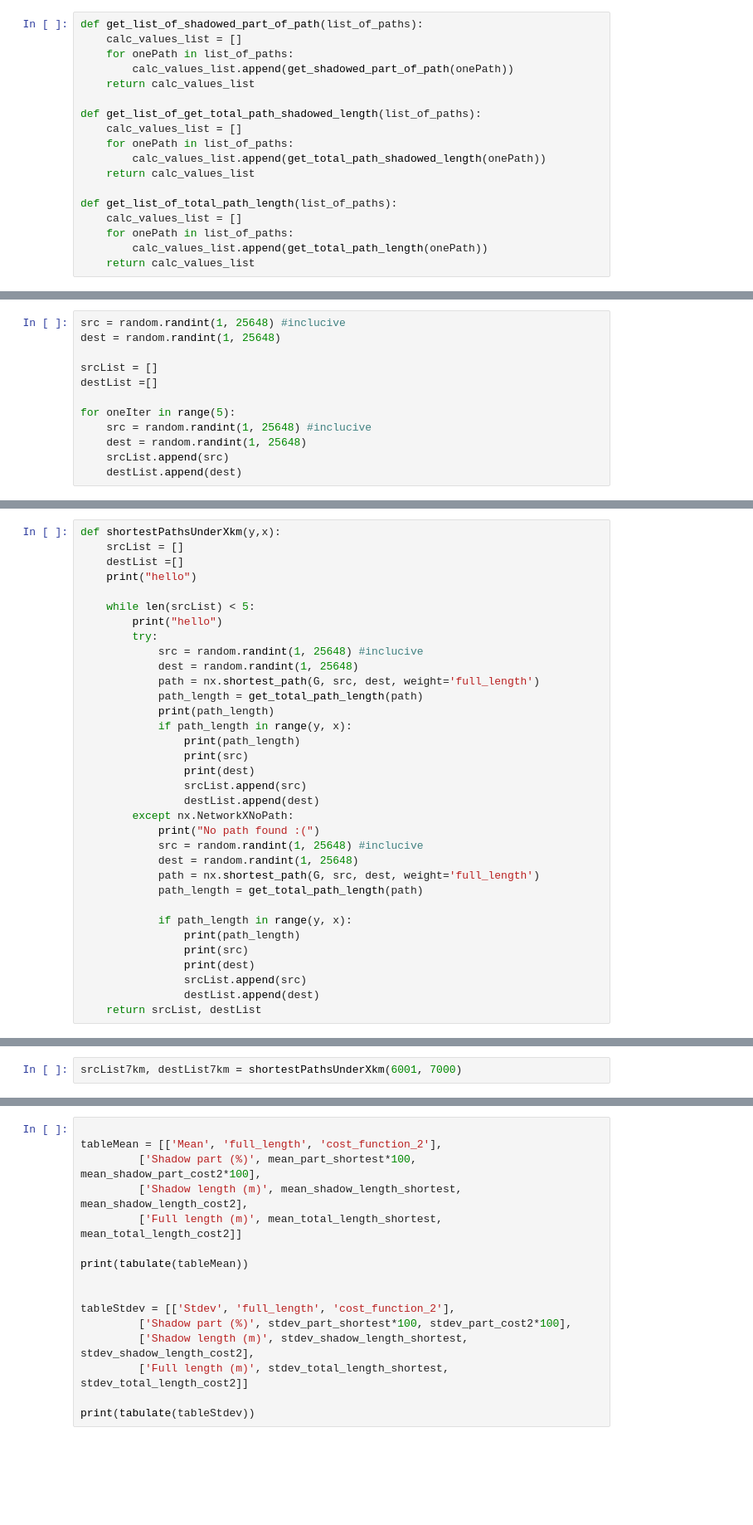
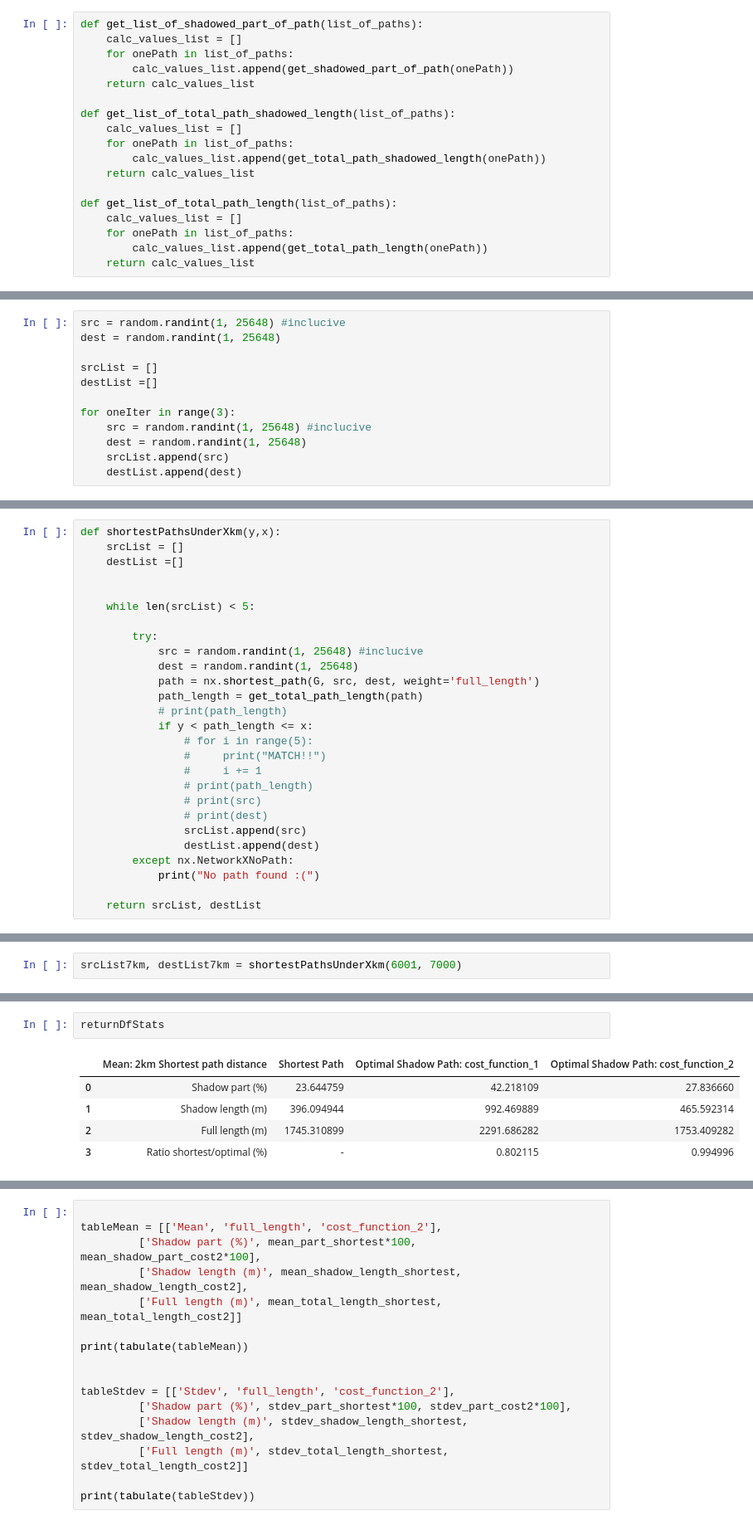
Before and after one commit to suvihanninen/CoolWalk-App, a Jupyter notebook: backend/Benchmarking.ipynb, the cells around one changed output, grey strips where cells are left out. Shown: that part at 83% size. Drawn from its saved outputs; the diff is of its cells as text; blank space fills up the shorter version.

```diff
--- a/backend/Benchmarking.ipynb
+++ b/backend/Benchmarking.ipynb
@@ -244,7 +244,7 @@ def get_list_of_shadowed_part_of_path(list_of_paths):
         calc_values_list.append(get_shadowed_part_of_path(onePath))
     return calc_values_list
 
-def get_list_of_get_total_path_shadowed_length(list_of_paths):
+def get_list_of_total_path_shadowed_length(list_of_paths):
     calc_values_list = []
     for onePath in list_of_paths:
         calc_values_list.append(get_total_path_shadowed_length(onePath))
@@ -278,7 +278,7 @@ dest = random.randint(1, 25648)
 srcList = []
 destList =[]
 
-for oneIter in range(5):
+for oneIter in range(3):
     src = random.randint(1, 25648) #inclucive
     dest = random.randint(1, 25648)
     srcList.append(src)
@@ -411,35 +413,28 @@ dfMean
 def shortestPathsUnderXkm(y,x):
     srcList = []
     destList =[]
-    print("hello")
+
 
     while len(srcList) < 5:
-        print("hello")
+
         try:
             src = random.randint(1, 25648) #inclucive
             dest = random.randint(1, 25648)
             path = nx.shortest_path(G, src, dest, weight='full_length')
             path_length = get_total_path_length(path)
-            print(path_length)
-            if path_length in range(y, x):
-                print(path_length)
-                print(src)
-                print(dest)
+            # print(path_length)
+            if y < path_length <= x:
+                # for i in range(5):
+                #     print("MATCH!!")
+                #     i += 1
+                # print(path_length)
+                # print(src)
+                # print(dest)
                 srcList.append(src)
                 destList.append(dest)
         except nx.NetworkXNoPath:
             print("No path found :(")
-            src = random.randint(1, 25648) #inclucive
-            dest = random.randint(1, 25648)
-            path = nx.shortest_path(G, src, dest, weight='full_length')
-            path_length = get_total_path_length(path)
 
-            if path_length in range(y, x):
-                print(path_length)
-                print(src)
-                print(dest)
-                srcList.append(src)
-                destList.append(dest)
     return srcList, destList
 # %%
 #There is not much difference between shortest paths and optimal paths if they are long
@@ -512,0 +569,8 @@ list_of_paths_cost2 = get_80_paths(srcList8km, destList8km, weight_function_2)
+# %%
+returnDfStats
+# %% [output]
+|  | Mean: 2km Shortest path distance | Shortest Path | Optimal Shadow Path: cost_function_1 | Optimal Shadow Path: cost_function_2 |
+| 0 | Shadow part (%) | 23.644759 | 42.218109 | 27.836660 |
+| 1 | Shadow length (m) | 396.094944 | 992.469889 | 465.592314 |
+| 2 | Full length (m) | 1745.310899 | 2291.686282 | 1753.409282 |
+| 3 | Ratio shortest/optimal (%) | - | 0.802115 | 0.994996 |
```
Also changed, not shown: parts of 27 cells of this notebook.
